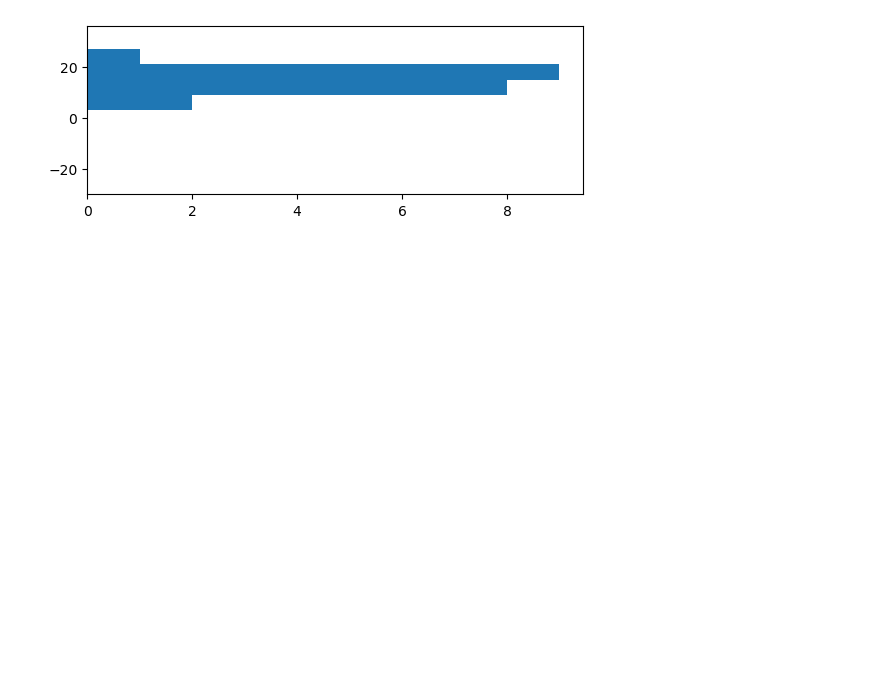
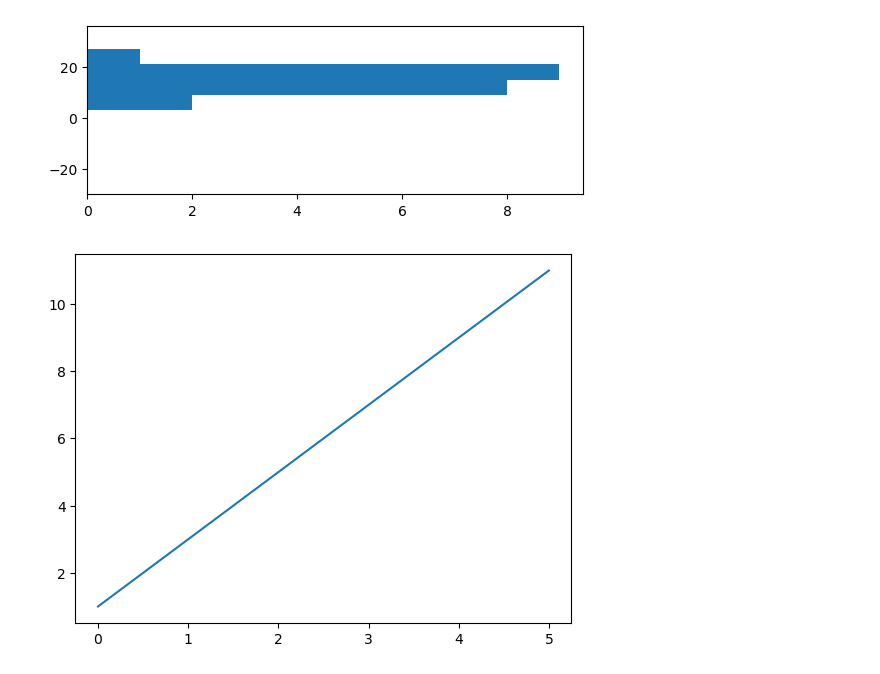
Before and after one commit to ahiru3test/aiai, a Jupyter notebook: notebook/PythonExam/Data/test.ipynb, the cells around one changed output. Saved outputs shown, nothing was run; the diff lists cells and outputs as text; code cells hidden in the pictures; blank space fills up the shorter version.

```diff
--- a/notebook/PythonExam/Data/test.ipynb
+++ b/notebook/PythonExam/Data/test.ipynb
@@ -134,3 +134,13 @@ plt.hist(data
 plt.show()
 # %% [output]
 [figure]
+# %%
+import matplotlib.pyplot as plt
+
+x = [0,1, 2, 3, 4, 5]
+y = [1,3, 5, 7, 9, 11]
+
+plt.plot(x, y)
+plt.show()
+# %% [output]
+[figure, added]
```
Also changed, not shown: 6 other files.
